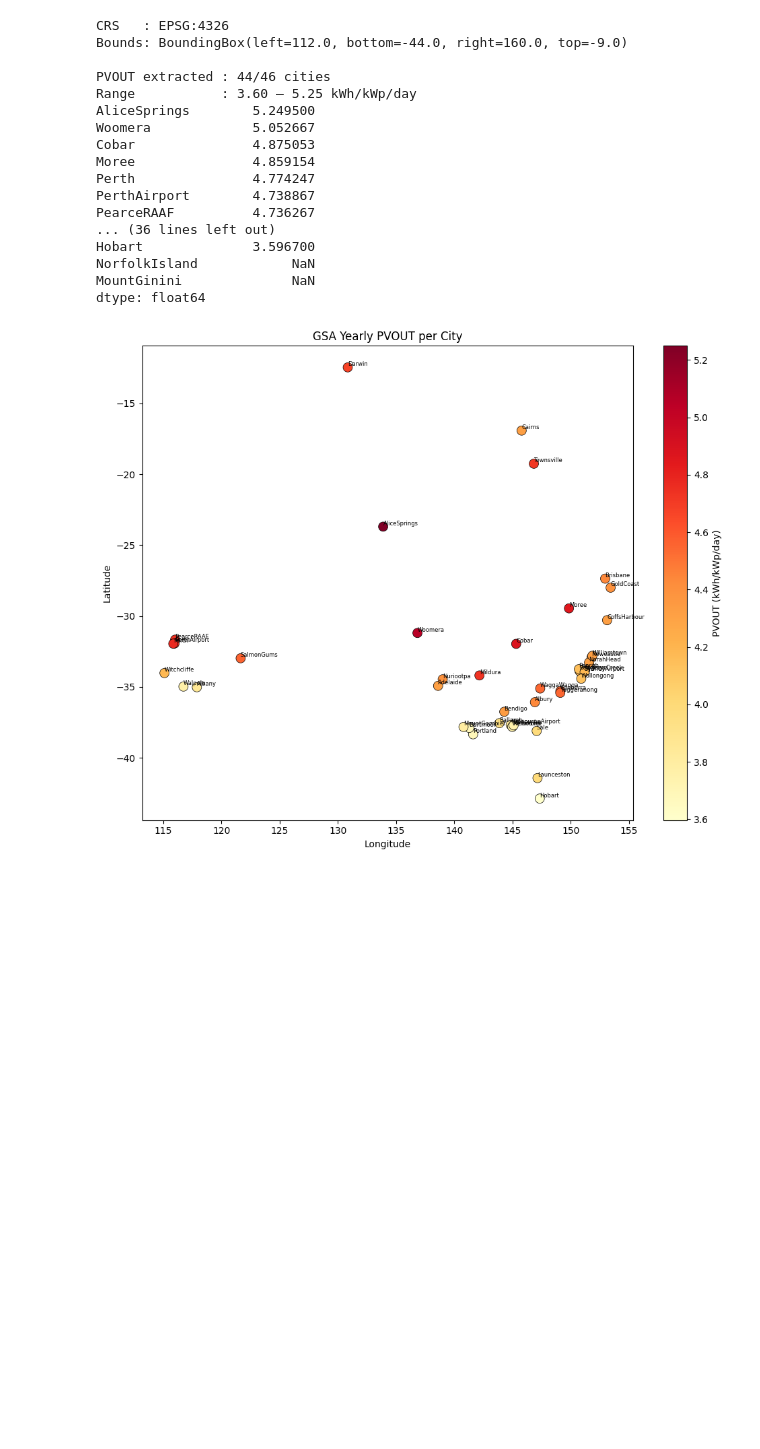
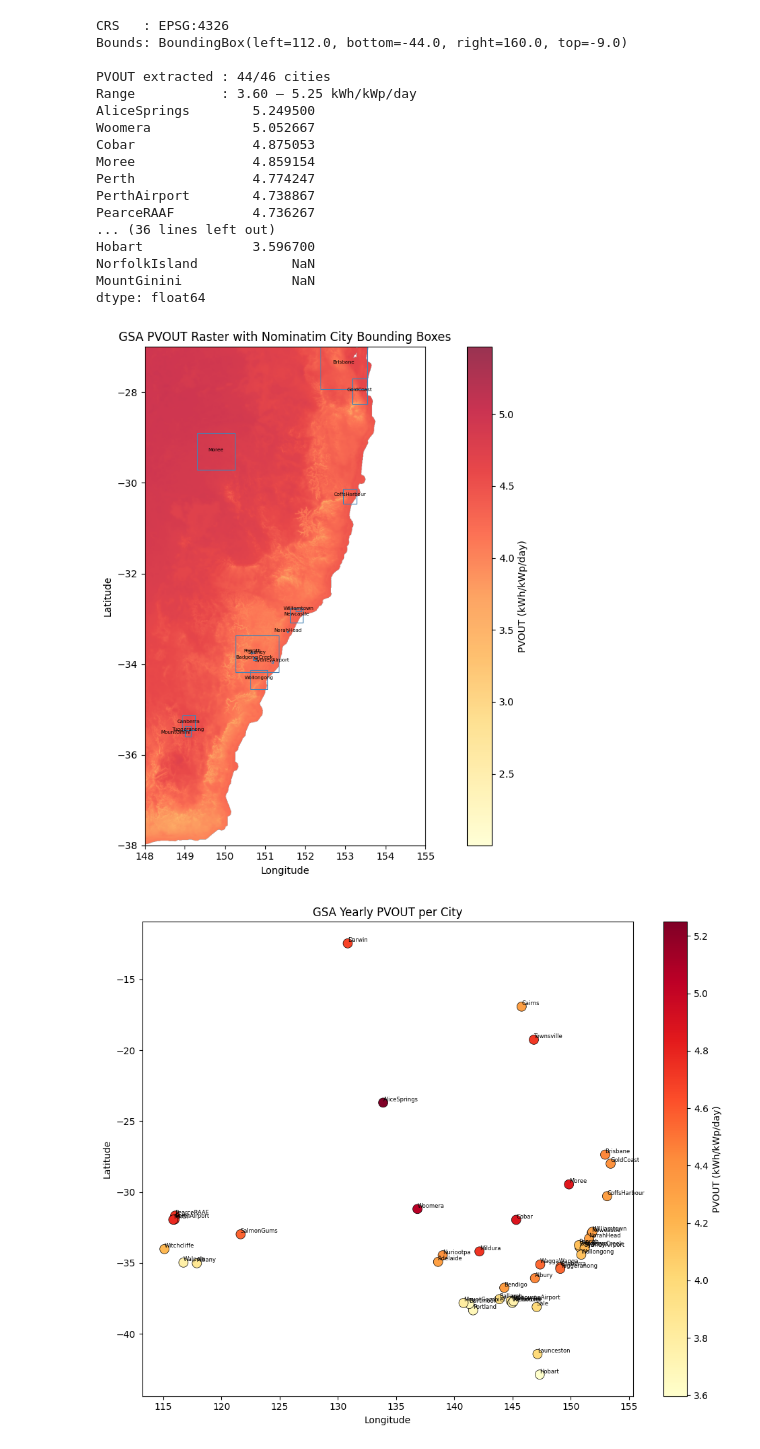
Before and after one commit to BrenJay23/ai_labs_assessment, a Jupyter notebook: notebooks/01_solar_exploration.ipynb, the cells around one changed output. Saved outputs shown, nothing was run; the diff lists cells and outputs as text; code cells hidden in the pictures; blank space fills up the shorter version.

Commit message:
feat: add bbox visualization

```diff
--- a/notebooks/01_solar_exploration.ipynb
+++ b/notebooks/01_solar_exploration.ipynb
@@ -333,6 +346,38 @@ Hobart              3.596700
 NorfolkIsland            NaN
 MountGinini              NaN
 dtype: float64
+# %%
+import geopandas as gpd
+
+# Build GeoDataFrame from already-computed bbox geometries
+bbox_gdf = gpd.GeoDataFrame(
+    [
+        {"city": city, "pvout": city_pvout.get(city), "geometry": geom}
+        for city, geom in city_bboxes.items()
+    ],
+    crs="EPSG:4326",
+)
+
+fig, ax = plt.subplots(figsize=(12, 8))
+img = ax.imshow(
+    data, cmap="YlOrRd", extent=[112, 160, -44, -9], aspect="auto", alpha=0.8
+)
+plt.colorbar(img, ax=ax, label="PVOUT (kWh/kWp/day)")
+bbox_gdf.boundary.plot(ax=ax, color="steelblue", linewidth=0.8)
+
+for _, row in bbox_gdf.iterrows():
+    centroid = row.geometry.centroid
+    ax.annotate(row["city"], (centroid.x, centroid.y), fontsize=5, ha="center")
+
+ax.set_title("GSA PVOUT Raster with Nominatim City Bounding Boxes")
+ax.set_xlabel("Longitude")
+ax.set_ylabel("Latitude")
+ax.set_xlim(148, 155)
+ax.set_ylim(-38, -27)
+plt.tight_layout()
+plt.show()
+# %% [output]
+[figure, added]
 # %%
 valid = {city: pvout for city, pvout in city_pvout.items() if pvout is not None}
 lats = [city_coords[c][0] for c in valid]
```
Also changed, not shown: parts of 1 cell of this notebook.
